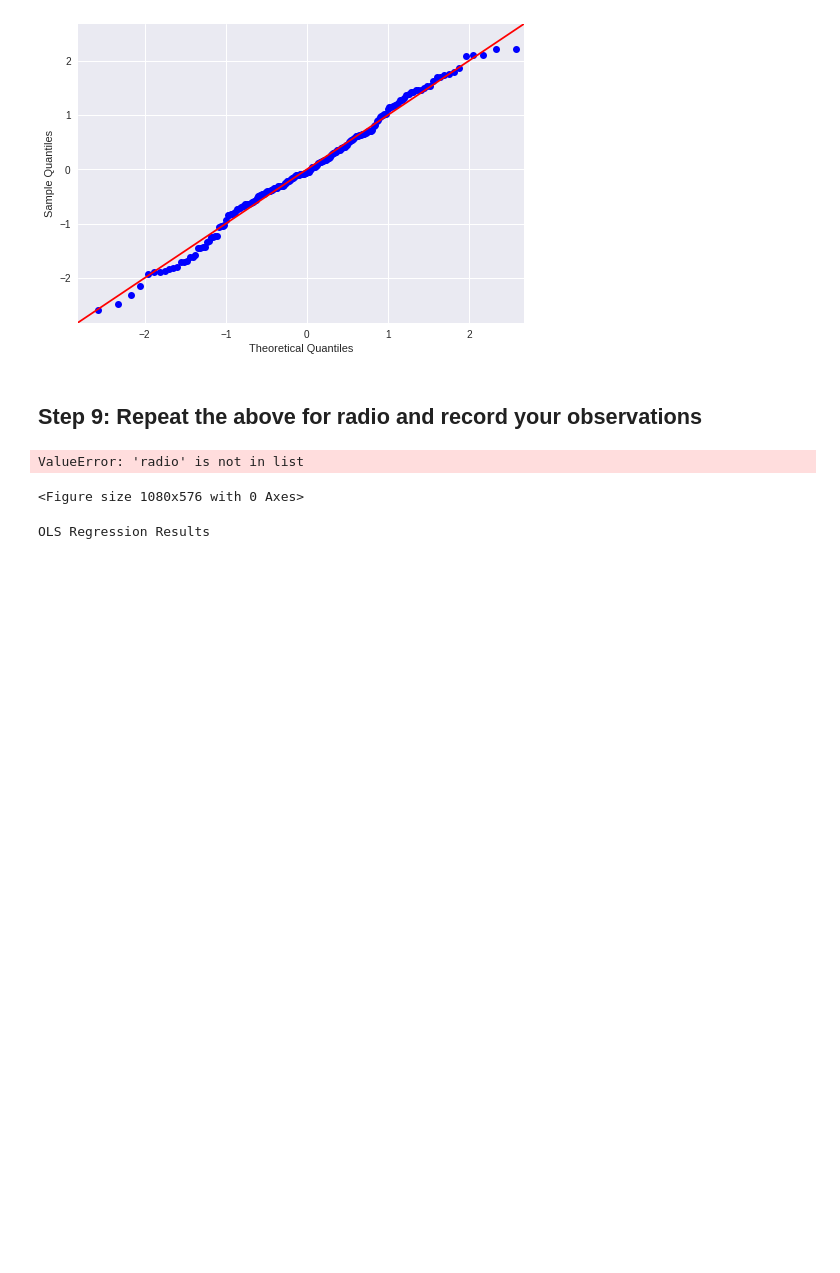
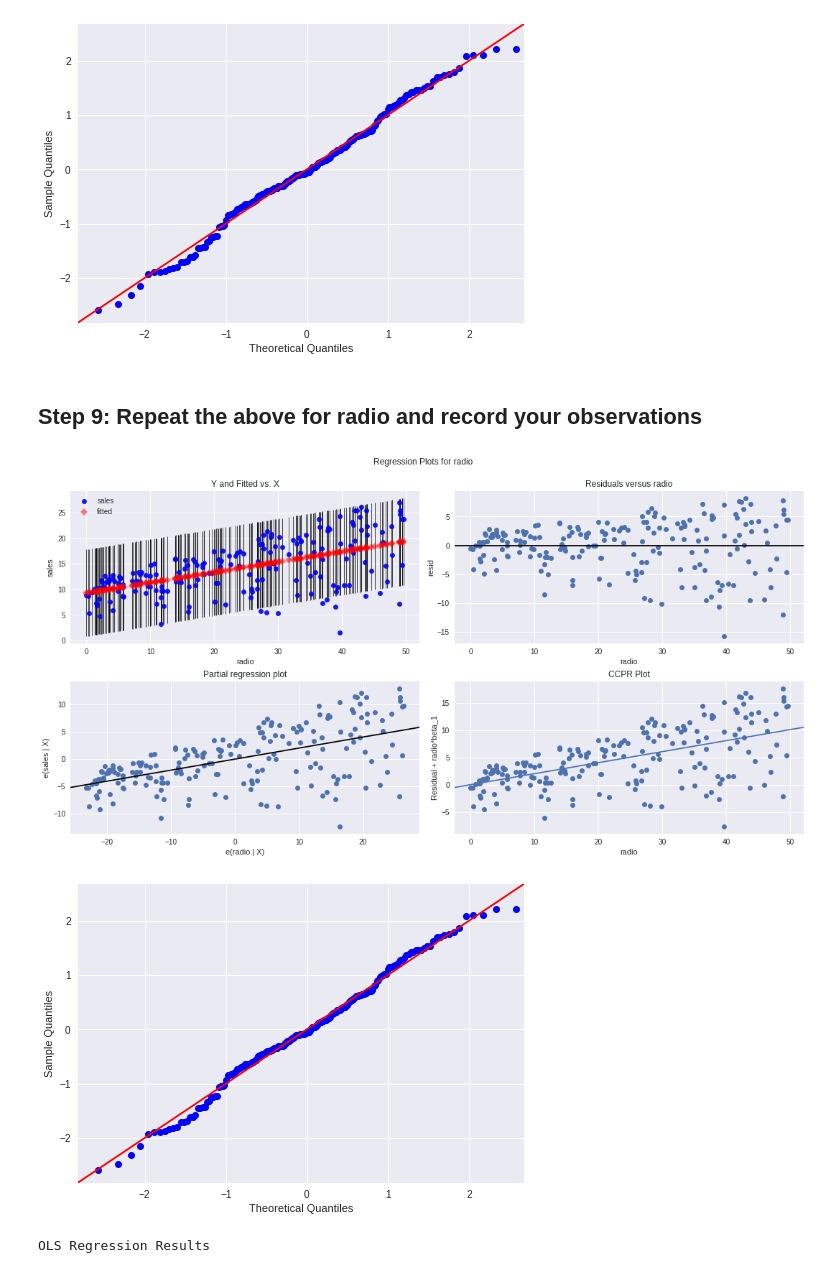
Before and after one commit to nic464/dsc-enterprise-hsbc-ols-statsmodels-lab-hsbc-ds-081319, a Jupyter notebook: index.ipynb, the cells around one changed output. Saved outputs shown, nothing was run; the diff lists cells and outputs as text; code cells hidden in the pictures; blank space fills up the shorter version.

```diff
--- a/index.ipynb
+++ b/index.ipynb
@@ -206,19 +206,19 @@ fig.show()
 # %%
 # code for model, prediction line plot, heteroscedasticity check and QQ normality check here
 f2 = "sales~radio"
 model2 = ols(formula=f2, data=data).fit()
 
 fig = plt.figure(figsize=(15,8))
-fig = sm.graphics.plot_regress_exog(model, "radio", fig=fig)
+fig = sm.graphics.plot_regress_exog(model2, "radio", fig=fig)
 plt.show()
 
 import scipy.stats as stats
 residuals = model.resid
 fig = sm.graphics.qqplot(residuals, dist=stats.norm, line='45', fit=True)
 fig.show()
 # %% [output]
-ValueError: 'radio' is not in list
-<Figure size 1080x576 with 0 Axes>
+[figure, added]
+[figure, added]
 # %%
 model.summary()
 # %% [output]
```
